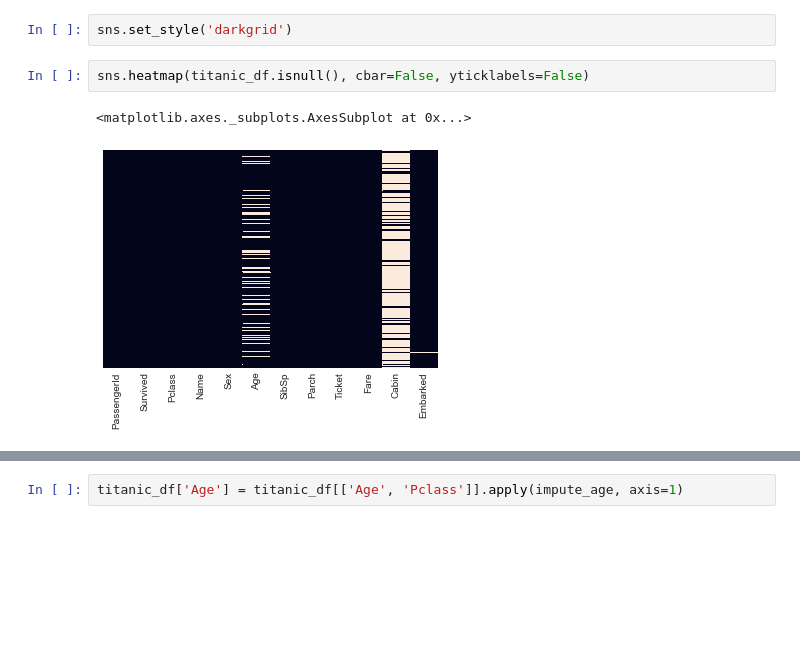
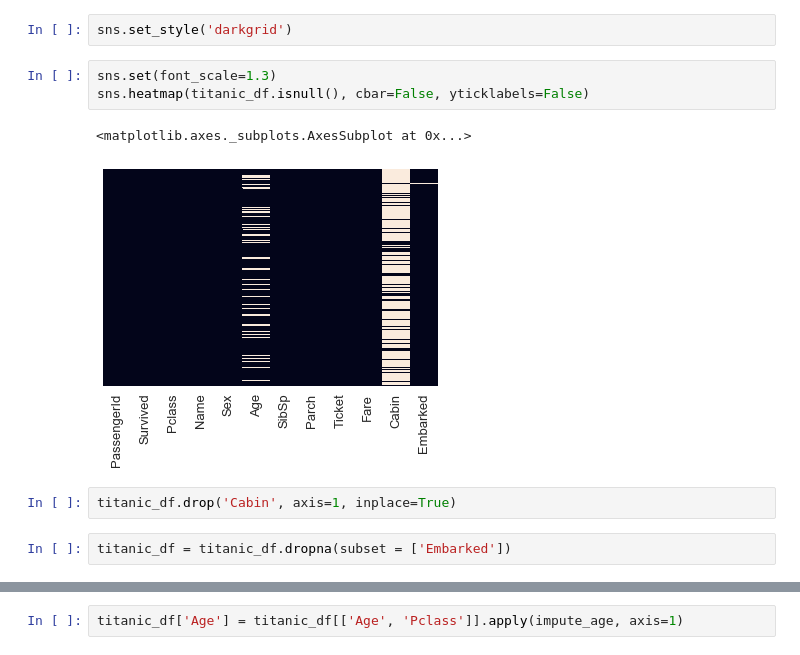
Before and after one commit to deartanapol10/ddear10-portfolio, a Jupyter notebook: Titanic.ipynb, the cells around one changed output, grey strips where cells are left out. Saved outputs shown, nothing was run; the diff lists cells and outputs as text; blank space fills up the shorter version.

```diff
--- a/Titanic.ipynb
+++ b/Titanic.ipynb
@@ -46,7 +46,12 @@ memory usage: 66.2+ KB
 # %%
 sns.set_style('darkgrid')
 # %%
+sns.set(font_scale=1.3)
 sns.heatmap(titanic_df.isnull(), cbar=False, yticklabels=False)
 # %% [output]
 <matplotlib.axes._subplots.AxesSubplot at 0x...>
-[figure, old version]
+[figure, new version]
+# %%
+titanic_df.drop('Cabin', axis=1, inplace=True)
+# %%
+titanic_df = titanic_df.dropna(subset = ['Embarked'])
```
Also changed, not shown: parts of 38 cells of this notebook.
